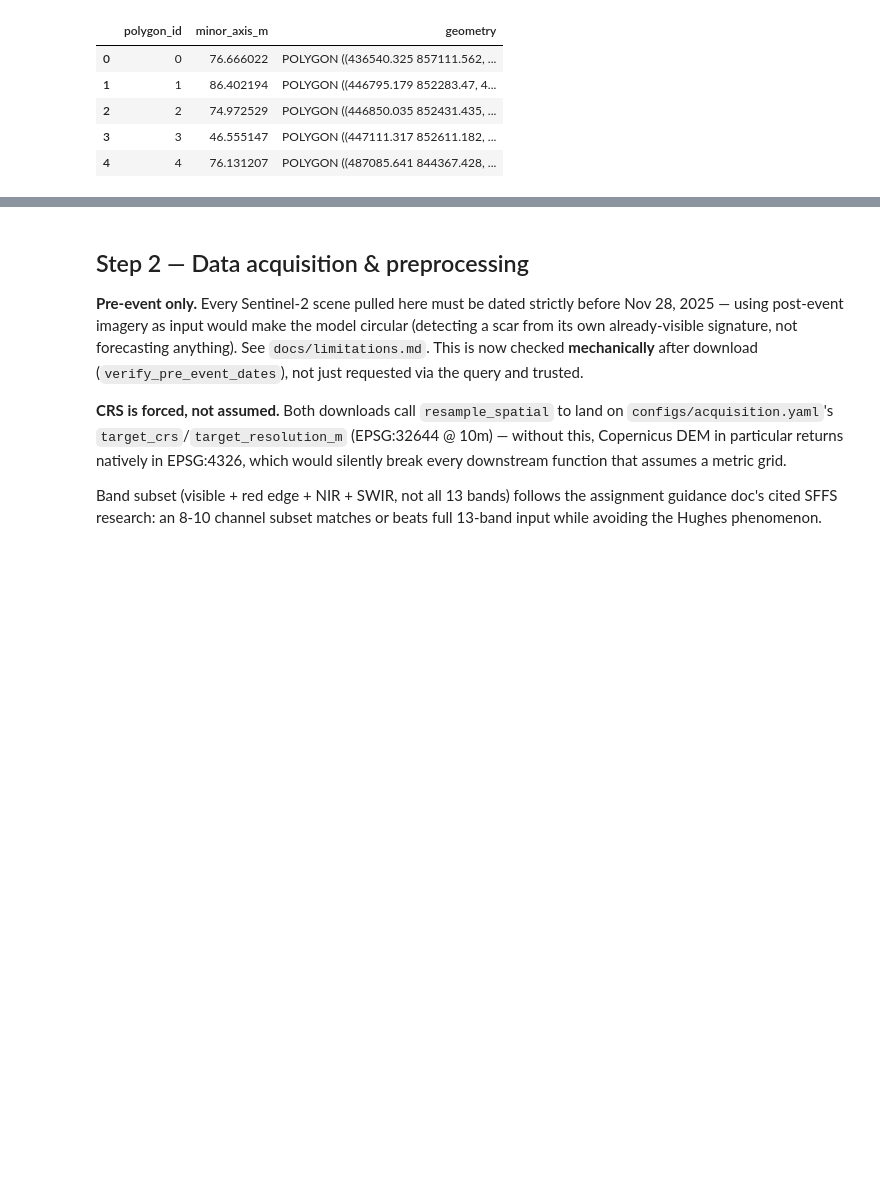
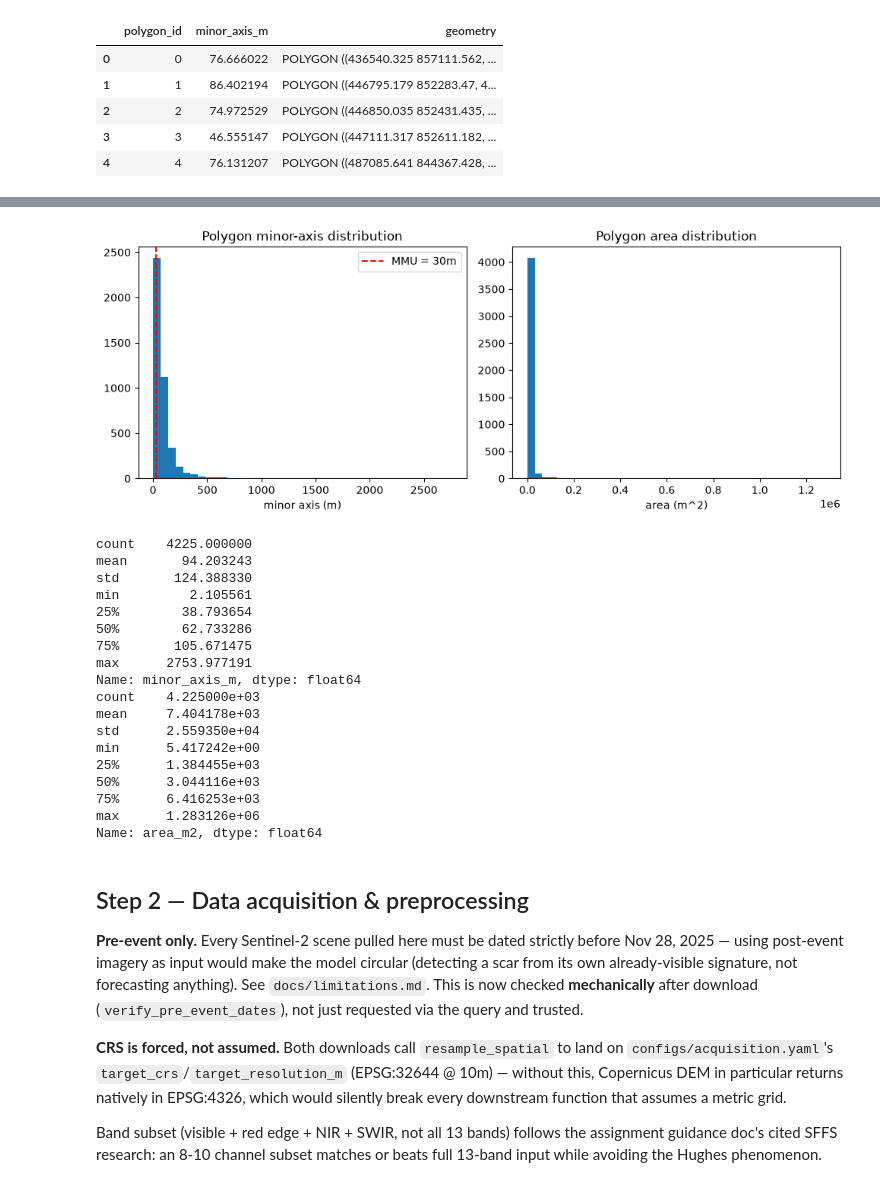
Before and after one commit to MatheeshaDanindu/Landslide-Forecasting-System, a Jupyter notebook: notebooks/landslide_pipeline.ipynb, the cells around one changed output, grey strips where cells are left out. Drawn from its saved outputs; the diff is of its cells as text; code cells hidden in the pictures; blank space fills up the shorter version.

```diff
--- a/notebooks/landslide_pipeline.ipynb
+++ b/notebooks/landslide_pipeline.ipynb
@@ -176,3 +180,41 @@ Small-object cohort (<30m minor axis): 16.8%
+# %%
+labels["area_m2"] = labels.geometry.area
+
+fig, axes = plt.subplots(1, 2, figsize=(10, 4))
+axes[0].hist(labels["minor_axis_m"], bins=40)
+axes[0].axvline(MIN_MAPPABLE_UNIT_M, color="red", linestyle="--", label=f"MMU = {MIN_MAPPABLE_UNIT_M}m")
+axes[0].set_title("Polygon minor-axis distribution")
+axes[0].set_xlabel("minor axis (m)")
+axes[0].legend()
+
+axes[1].hist(labels["area_m2"], bins=40)
+axes[1].set_title("Polygon area distribution")
+axes[1].set_xlabel("area (m^2)")
+plt.tight_layout()
+plt.show()
+
+print(labels["minor_axis_m"].describe())
+print(labels["area_m2"].describe())
+# %% [output]
+[figure, added]
+count    4225.000000
+mean       94.203243
+std       124.388330
+min         2.105561
+25%        38.793654
+50%        62.733286
+75%       105.671475
+max      2753.977191
+Name: minor_axis_m, dtype: float64
+count    4.225000e+03
+mean     7.404178e+03
+std      2.559350e+04
+min      5.417242e+00
+25%      1.384455e+03
+50%      3.044116e+03
+75%      6.416253e+03
+max      1.283126e+06
+Name: area_m2, dtype: float64
 # %% [markdown]
 ## Step 2 — Data acquisition & preprocessing
 
```
Also changed, not shown: parts of 11 cells of this notebook, 3 other files.
